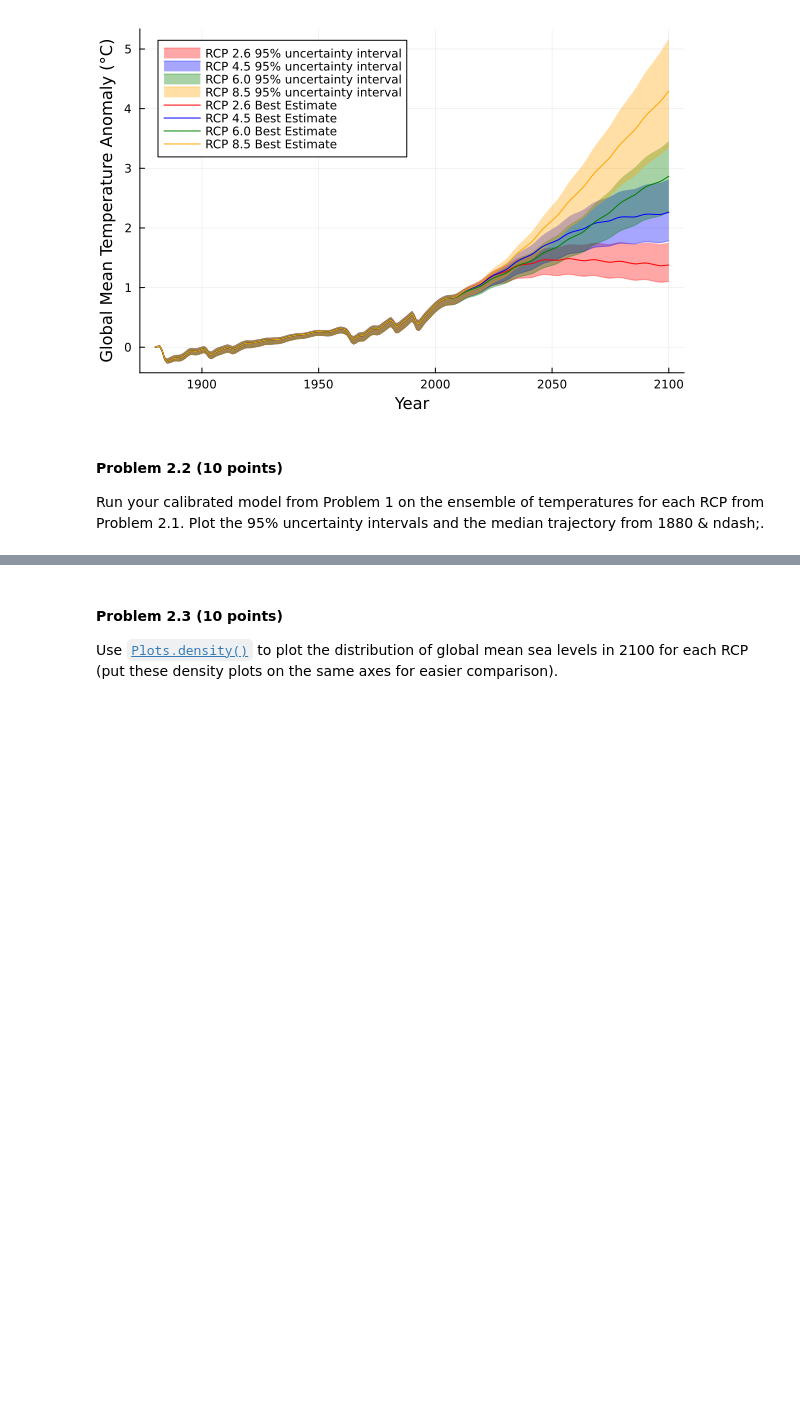
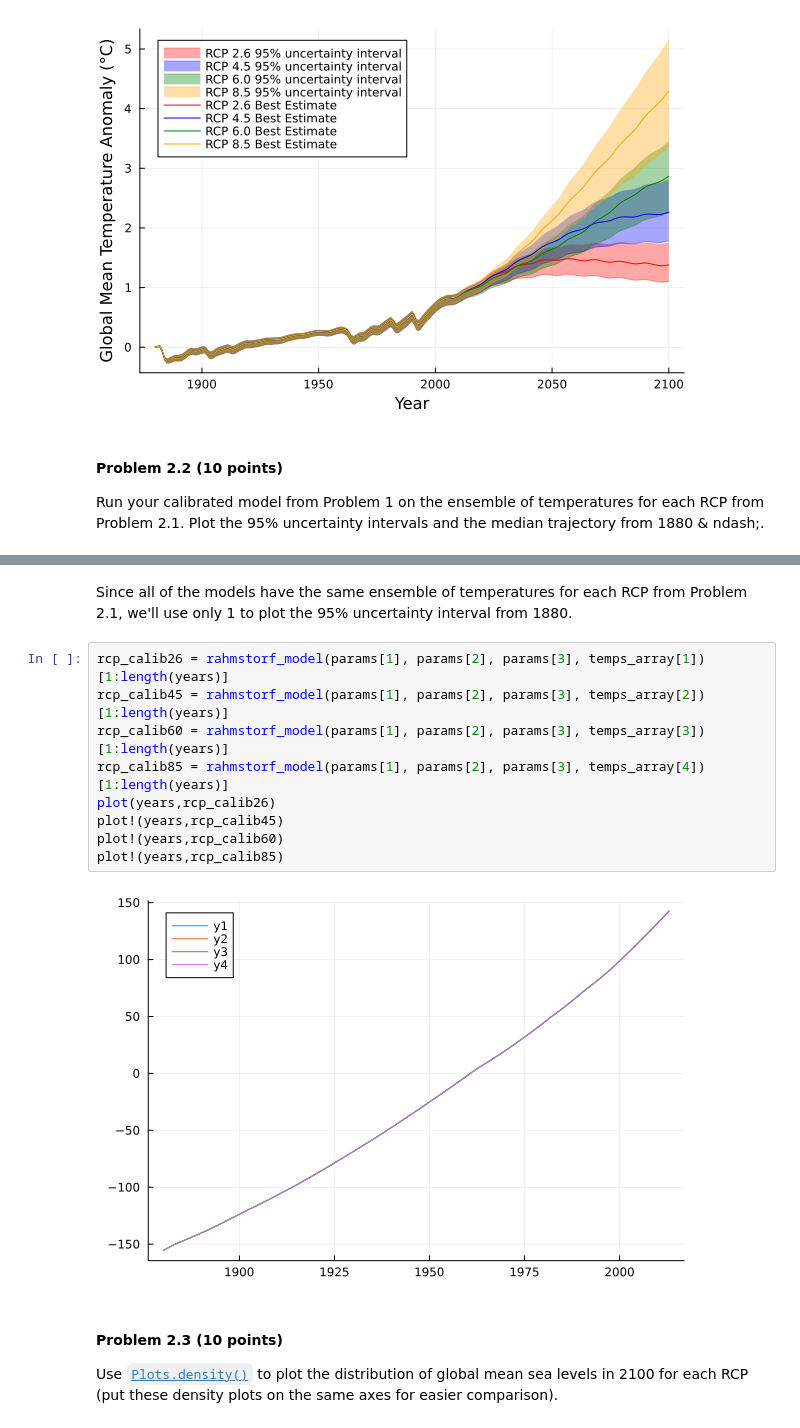
Before and after one commit to BEE-ClimateRiskAnalysis-old/hw2-DemolaASC5, a Jupyter notebook: hw2.ipynb, the cells around one changed output, grey strips where cells are left out. Saved outputs shown, nothing was run; the diff lists cells and outputs as text; blank space fills up the shorter version.

```diff
--- a/hw2.ipynb
+++ b/hw2.ipynb
@@ -286,3 +248,16 @@ attempt to save state beyond implementation limit
+# %% [markdown]
+Since all of the models have the same ensemble of temperatures for each RCP from Problem 2.1, we'll use only 1 to plot the 95% uncertainty interval from 1880.
+# %%
+rcp_calib26 = rahmstorf_model(params[1], params[2], params[3], temps_array[1])[1:length(years)]
+rcp_calib45 = rahmstorf_model(params[1], params[2], params[3], temps_array[2])[1:length(years)]
+rcp_calib60 = rahmstorf_model(params[1], params[2], params[3], temps_array[3])[1:length(years)]
+rcp_calib85 = rahmstorf_model(params[1], params[2], params[3], temps_array[4])[1:length(years)]
+plot(years,rcp_calib26)
+plot!(years,rcp_calib45)
+plot!(years,rcp_calib60)
+plot!(years,rcp_calib85)
+# %% [output]
+[figure, added]
 # %% [markdown]
 #### Problem 2.3 (10 points)
 
```
Also changed, not shown: parts of 8 cells of this notebook.
